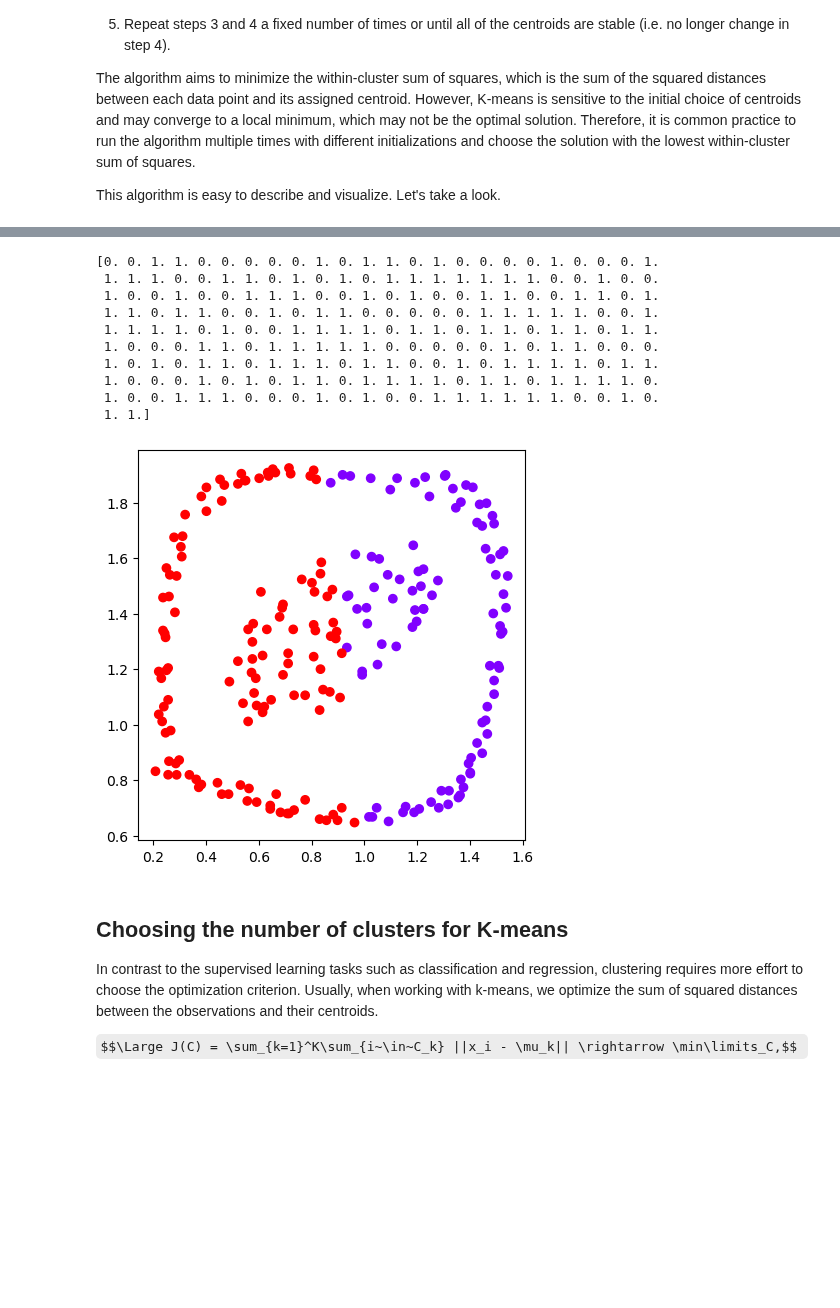
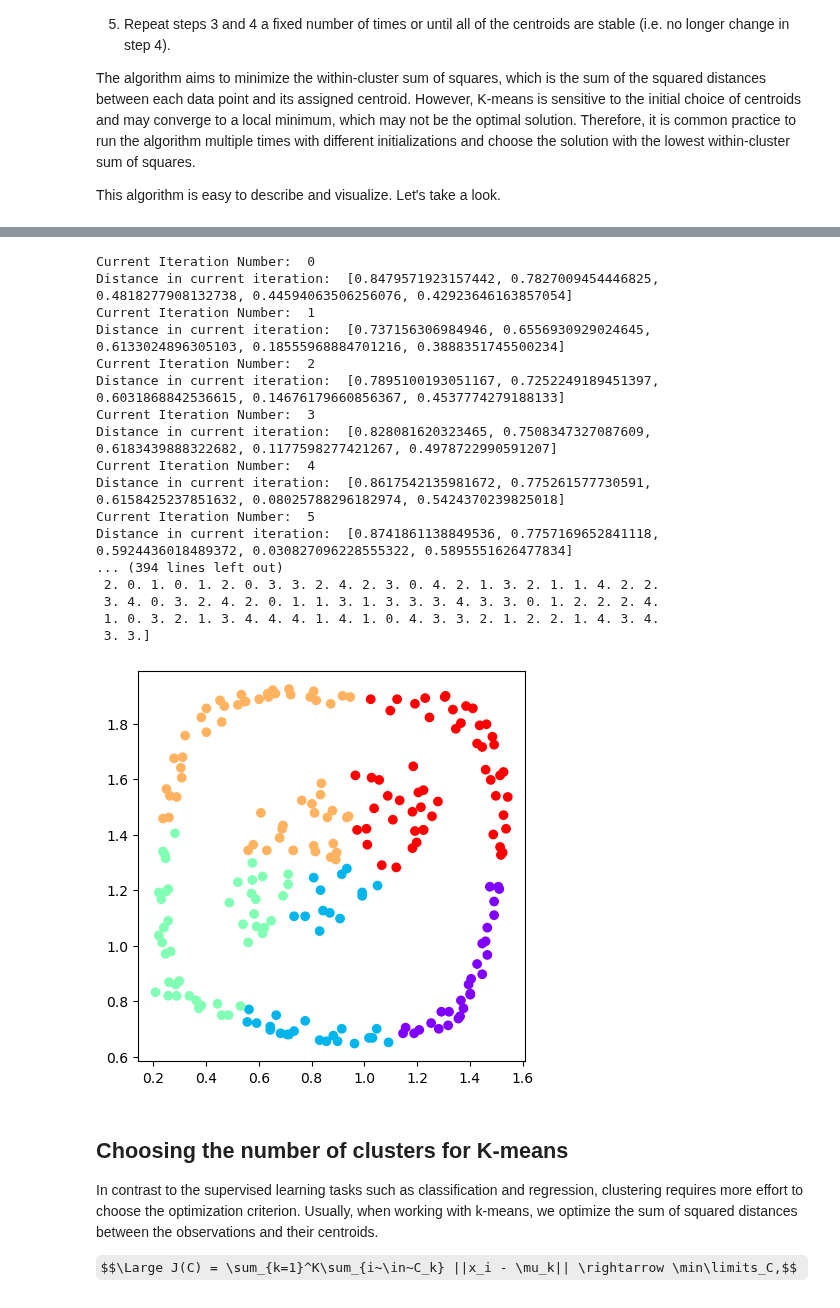
Before and after one commit to jzy0040/PythonIntroAndDataModeling, a Jupyter notebook: notebooks/BAN7101BusinessAnalytics/UnsupervisedLearning.ipynb, the cells around one changed output, grey strips where cells are left out. Cells and saved outputs as stored; diff of their text form; code cells hidden in the pictures; some formulas as TeX source; blank space fills up the shorter version.

```diff
--- a/notebooks/BAN7101BusinessAnalytics/UnsupervisedLearning.ipynb
+++ b/notebooks/BAN7101BusinessAnalytics/UnsupervisedLearning.ipynb
@@ -56,12 +79,13 @@ def kmeans_clustering(X, k, max_iters = 200):
     centers = X[np.random.choice(n, k, replace=False)]
     labels = np.zeros(n)
 
-    for _ in range(max_iters):
+    for iter in range(max_iters):
         # Assign each data point to the nearest center
         for i in range(n):
             distances = [euclidean_distance(X[i], center) for center in centers]
             labels[i] = np.argmin(distances)
-
+        print("Current Iteration Number: ", iter)
+        print("Distance in current iteration: ", distances)
         # Update centers
         for j in range(k):
             centers[j] = np.mean(X[labels == j], axis=0)
@@ -70,29 +94,36 @@ def kmeans_clustering(X, k, max_iters = 200):
 # %%
 # Fit KMeans and get the predictions
 
 seed = 0 # Control the random behavior of KMean
 np.random.seed(seed)
 
-label_pred, centroid = kmeans_clustering(X, k = 2)
+label_pred, centroid = kmeans_clustering(X, k = 5)
 
 print(label_pred)
 
 plt.figure(figsize = (5, 5))
 plt.subplots_adjust(bottom = 0.1)
 plt.scatter(X[:, 0], X[:, 1], c = label_pred, cmap ='rainbow')
 plt.show()
 # %% [output]
-[0. 0. 1. 1. 0. 0. 0. 0. 0. 1. 0. 1. 1. 0. 1. 0. 0. 0. 0. 1. 0. 0. 0. 1.
- 1. 1. 1. 0. 0. 1. 1. 0. 1. 0. 1. 0. 1. 1. 1. 1. 1. 1. 1. 0. 0. 1. 0. 0.
- 1. 0. 0. 1. 0. 0. 1. 1. 1. 0. 0. 1. 0. 1. 0. 0. 1. 1. 0. 0. 1. 1. 0. 1.
- 1. 1. 0. 1. 1. 0. 0. 1. 0. 1. 1. 0. 0. 0. 0. 0. 1. 1. 1. 1. 1. 0. 0. 1.
- 1. 1. 1. 1. 0. 1. 0. 0. 1. 1. 1. 1. 0. 1. 1. 0. 1. 1. 0. 1. 1. 0. 1. 1.
- 1. 0. 0. 0. 1. 1. 0. 1. 1. 1. 1. 1. 0. 0. 0. 0. 0. 1. 0. 1. 1. 0. 0. 0.
- 1. 0. 1. 0. 1. 1. 0. 1. 1. 1. 0. 1. 1. 0. 0. 1. 0. 1. 1. 1. 1. 0. 1. 1.
- 1. 0. 0. 0. 1. 0. 1. 0. 1. 1. 0. 1. 1. 1. 1. 0. 1. 1. 0. 1. 1. 1. 1. 0.
- 1. 0. 0. 1. 1. 1. 0. 0. 0. 1. 0. 1. 0. 0. 1. 1. 1. 1. 1. 1. 0. 0. 1. 0.
- 1. 1.]
+Current Iteration Number:  0
+Distance in current iteration:  [0.8479571923157442, 0.7827009454446825, 0.4818277908132738, 0.44594063506256076, 0.42923646163857054]
+Current Iteration Number:  1
+Distance in current iteration:  [0.737156306984946, 0.6556930929024645, 0.6133024896305103, 0.18555968884701216, 0.3888351745500234]
+Current Iteration Number:  2
+Distance in current iteration:  [0.7895100193051167, 0.7252249189451397, 0.6031868842536615, 0.14676179660856367, 0.4537774279188133]
+Current Iteration Number:  3
+Distance in current iteration:  [0.828081620323465, 0.7508347327087609, 0.6183439888322682, 0.1177598277421267, 0.4978722990591207]
+Current Iteration Number:  4
+Distance in current iteration:  [0.8617542135981672, 0.775261577730591, 0.6158425237851632, 0.08025788296182974, 0.5424370239825018]
+Current Iteration Number:  5
+Distance in current iteration:  [0.8741861138849536, 0.7757169652841118, 0.5924436018489372, 0.030827096228555322, 0.5895551626477834]
+... (394 lines left out)
+ 2. 0. 1. 0. 1. 2. 0. 3. 3. 2. 4. 2. 3. 0. 4. 2. 1. 3. 2. 1. 1. 4. 2. 2.
+ 3. 4. 0. 3. 2. 4. 2. 0. 1. 1. 3. 1. 3. 3. 3. 4. 3. 3. 0. 1. 2. 2. 2. 4.
+ 1. 0. 3. 2. 1. 3. 4. 4. 4. 1. 4. 1. 0. 4. 3. 3. 2. 1. 2. 2. 1. 4. 3. 4.
+ 3. 3.]
-[figure, old version]
+[figure, new version]
 # %% [markdown]
 ## Choosing the number of clusters for K-means
 
```
Also changed, not shown: parts of 1 cell of this notebook, 2 other files.
